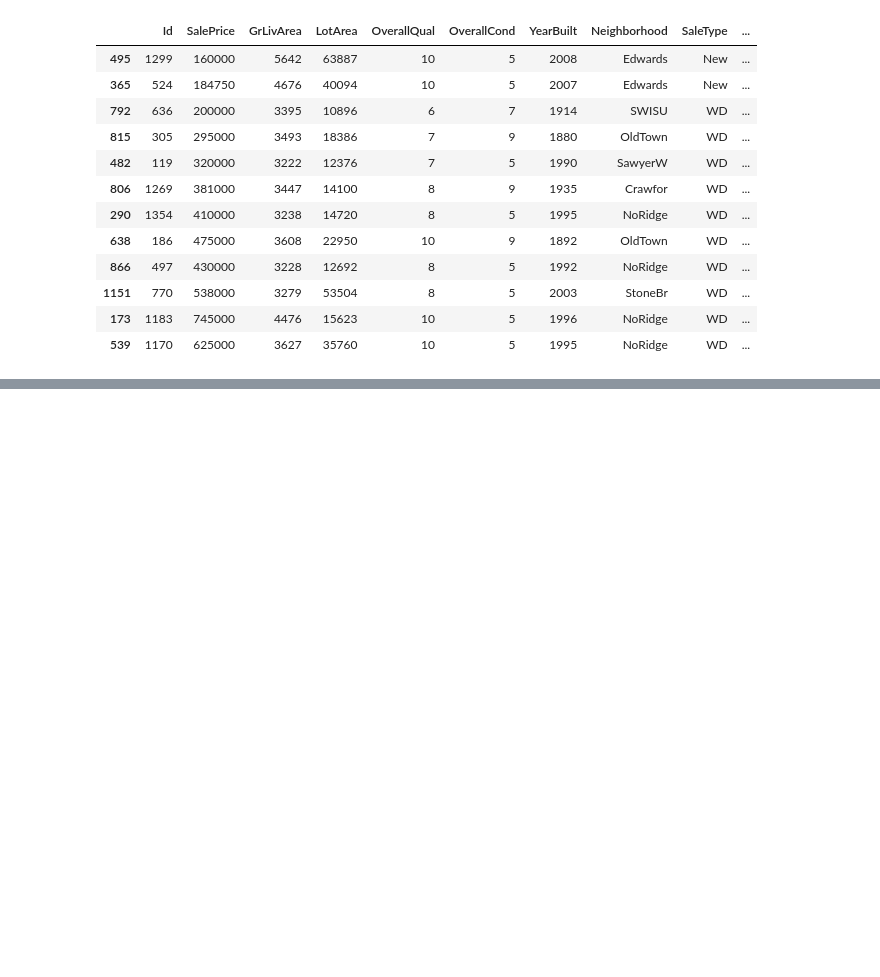
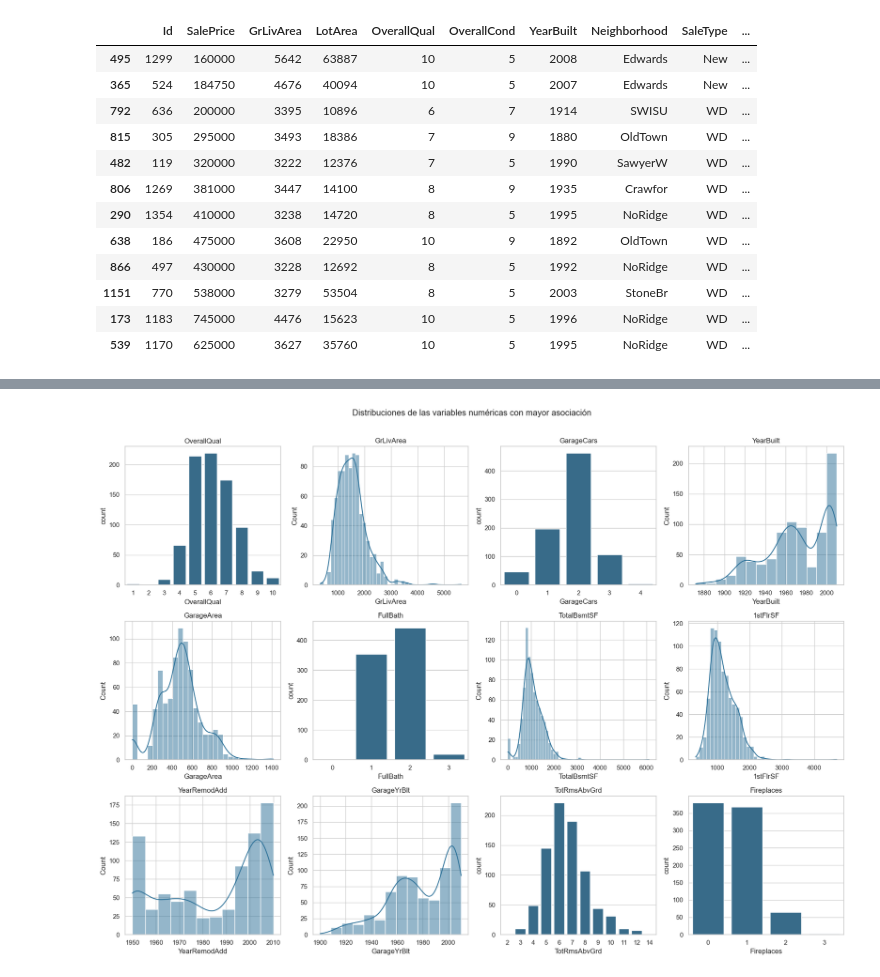
Before and after one commit to Bamo0507/Proyecto_1_Casas_Redes, a Jupyter notebook: Proyecto1.ipynb, the cells around one changed output, grey strips where cells are left out. Cells and saved outputs as stored; diff of their text form; code cells hidden in the pictures; blank space fills up the shorter version.

```diff
--- a/Proyecto1.ipynb
+++ b/Proyecto1.ipynb
@@ -7,3 +5,27 @@ import pandas as pd
+# %%
+import copy
+import json
+import random
+import time
+from pathlib import Path
+
+import joblib
+import matplotlib.pyplot as plt
+import numpy as np
+import pandas as pd
+import seaborn as sns
+import torch
+from sklearn.base import BaseEstimator, TransformerMixin, clone
+from sklearn.compose import ColumnTransformer, make_column_selector
+from sklearn.feature_selection import VarianceThreshold, mutual_info_regression
+from sklearn.impute import SimpleImputer
+from sklearn.model_selection import ParameterGrid, StratifiedKFold, train_test_split
+from sklearn.pipeline import Pipeline
+from sklearn.preprocessing import MinMaxScaler, OneHotEncoder, OrdinalEncoder, RobustScaler, StandardScaler
+from torch import nn
+from torch.utils.data import DataLoader, TensorDataset
+
+sns.set_theme(style="whitegrid", context="notebook")
 # %% [markdown]
 ## **Análisis Exploratorio**
 
@@ -780,0 +1123,21 @@ Dicho esto, se conservarán los casos raros que mantengan coherencia entre sus v
+# %%
+top_numericas = resumen_asociaciones.loc[
+    resumen_asociaciones["Tipo"].eq("Numérica")
+    & resumen_asociaciones["Variable"].ne("Id"),
+    "Variable",
+].head(12).tolist()
+
+fig, ejes = plt.subplots(3, 4, figsize=(18, 13))
+for eje, variable in zip(ejes.flat, top_numericas):
+    serie = df_entrenamiento[variable].dropna()
+    if serie.nunique() <= 15:
+        sns.countplot(x=serie, ax=eje, color="#2A6F97")
+    else:
+        sns.histplot(serie, kde=True, ax=eje, color="#2A6F97")
+    eje.set_title(variable)
+
+plt.suptitle("Distribuciones de las variables numéricas con mayor asociación", y=1.01)
+plt.tight_layout()
+plt.show()
+# %% [output]
+[figure, added]
```
Also changed, not shown: parts of 41 cells of this notebook, 38 other files.
